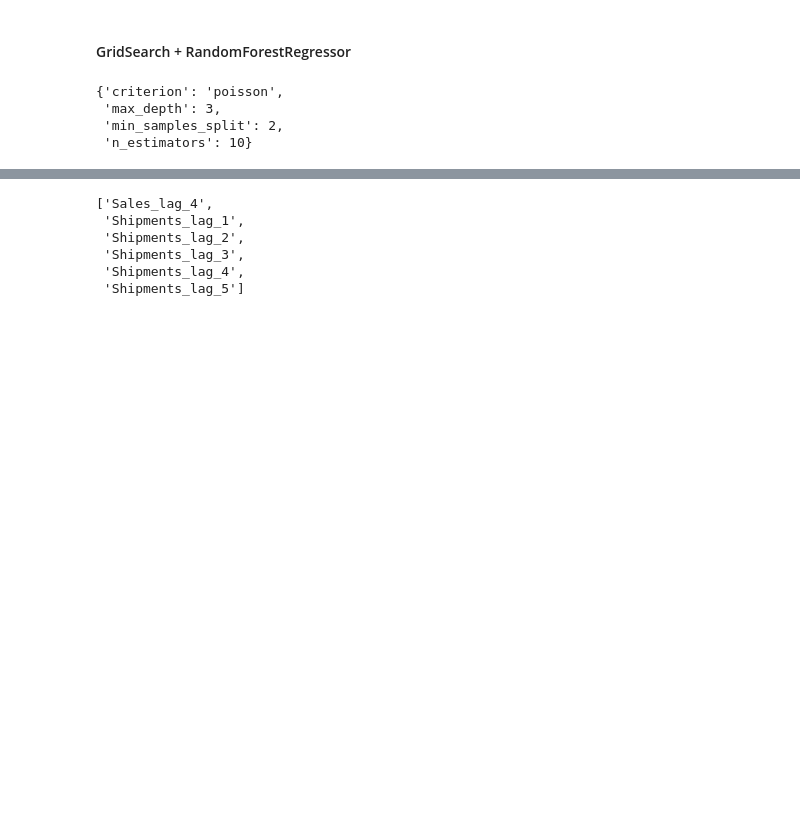
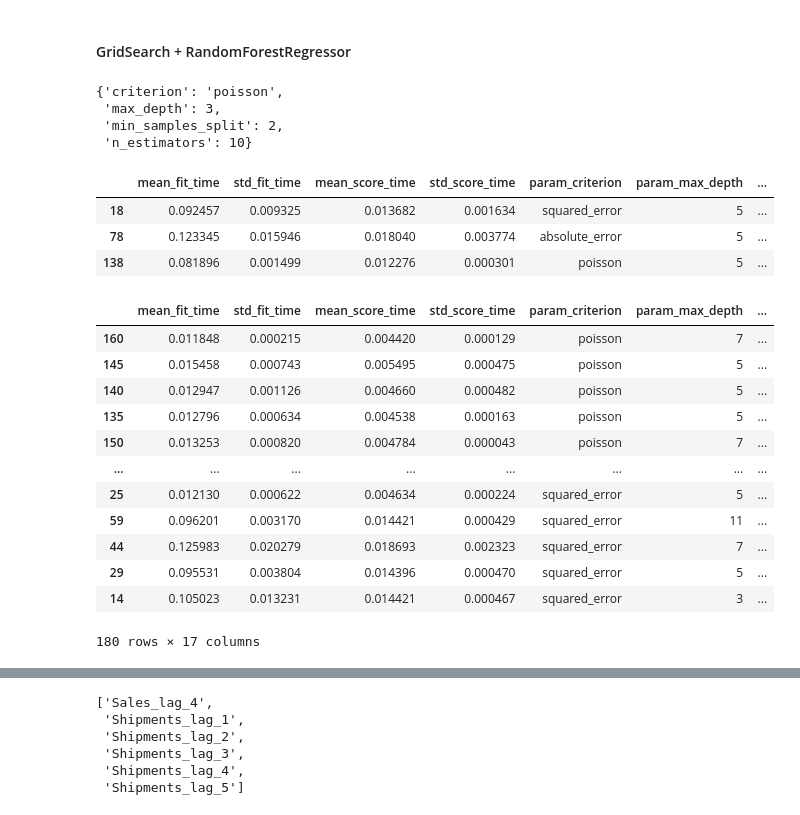
Before and after one commit to Dosann/Time-series-forecast, a Jupyter notebook: shipment_forecast.ipynb, the cells around one changed output, grey strips where cells are left out. Drawn from its saved outputs; the diff is of its cells as text; code cells hidden in the pictures; blank space fills up the shorter version.

```diff
--- a/shipment_forecast.ipynb
+++ b/shipment_forecast.ipynb
@@ -789,6 +793,29 @@ grid_result.best_params_
  'max_depth': 3,
  'min_samples_split': 2,
  'n_estimators': 10}
+# %%
+pd.DataFrame(grid_result.cv_results_).query('param_n_estimators == 100 & param_max_depth == 5 & param_min_samples_split	 == 2')
+# %% [output]
+|  | mean_fit_time | std_fit_time | mean_score_time | std_score_time | param_criterion | param_max_depth | ... |
+| 18 | 0.092457 | 0.009325 | 0.013682 | 0.001634 | squared_error | 5 | ... |
+| 78 | 0.123345 | 0.015946 | 0.018040 | 0.003774 | absolute_error | 5 | ... |
+| 138 | 0.081896 | 0.001499 | 0.012276 | 0.000301 | poisson | 5 | ... |
+# %%
+pd.DataFrame(grid_result.cv_results_).sort_values('rank_test_score')
+# %% [output]
+|  | mean_fit_time | std_fit_time | mean_score_time | std_score_time | param_criterion | param_max_depth | ... |
+| 160 | 0.011848 | 0.000215 | 0.004420 | 0.000129 | poisson | 7 | ... |
+| 145 | 0.015458 | 0.000743 | 0.005495 | 0.000475 | poisson | 5 | ... |
+| 140 | 0.012947 | 0.001126 | 0.004660 | 0.000482 | poisson | 5 | ... |
+| 135 | 0.012796 | 0.000634 | 0.004538 | 0.000163 | poisson | 5 | ... |
+| 150 | 0.013253 | 0.000820 | 0.004784 | 0.000043 | poisson | 7 | ... |
+| ... | ... | ... | ... | ... | ... | ... | ... |
+| 25 | 0.012130 | 0.000622 | 0.004634 | 0.000224 | squared_error | 5 | ... |
+| 59 | 0.096201 | 0.003170 | 0.014421 | 0.000429 | squared_error | 11 | ... |
+| 44 | 0.125983 | 0.020279 | 0.018693 | 0.002323 | squared_error | 7 | ... |
+| 29 | 0.095531 | 0.003804 | 0.014396 | 0.000470 | squared_error | 5 | ... |
+| 14 | 0.105023 | 0.013231 | 0.014421 | 0.000467 | squared_error | 3 | ... |
+180 rows × 17 columns
 # %%
 forest = RandomForestRegressor(**grid_result.best_params_, random_state=42)
 
```
Also changed, not shown: parts of 23 cells of this notebook.
